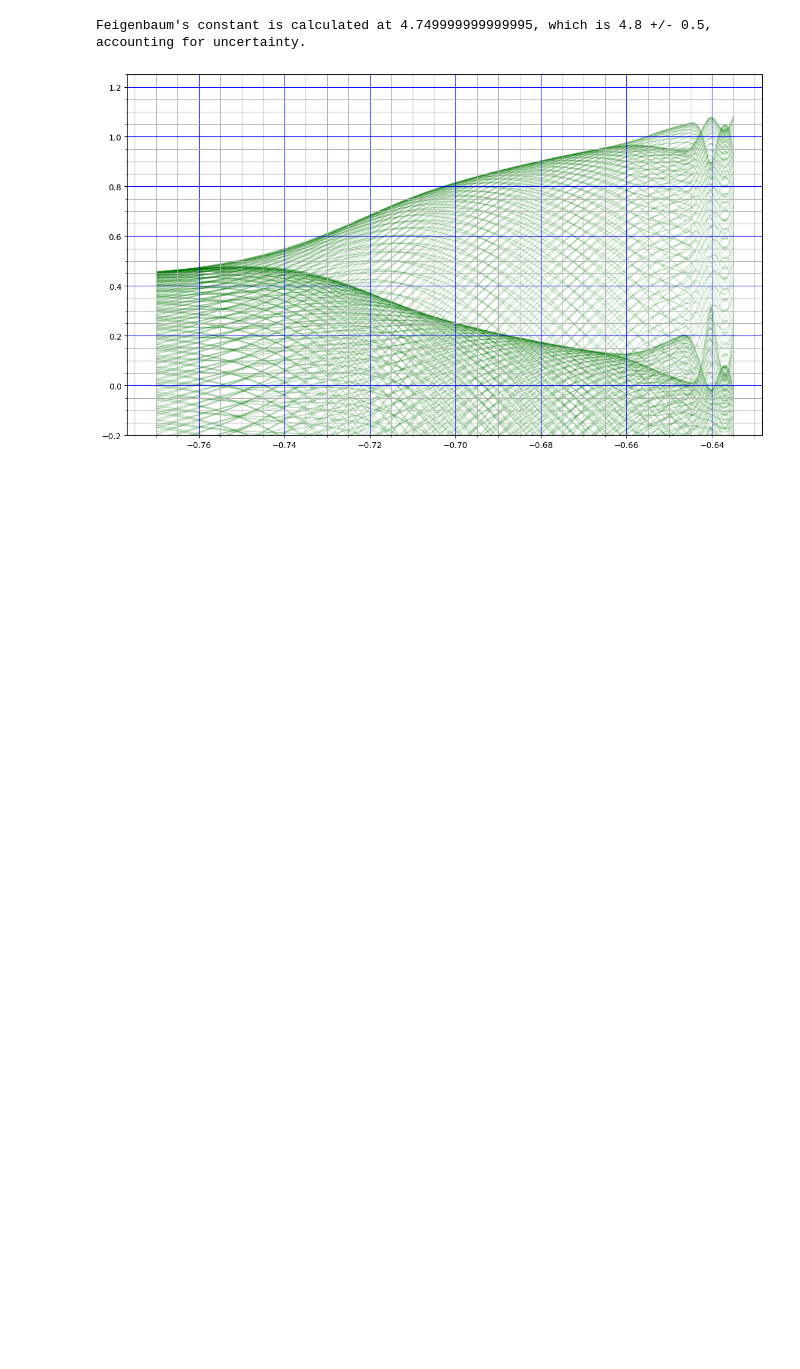
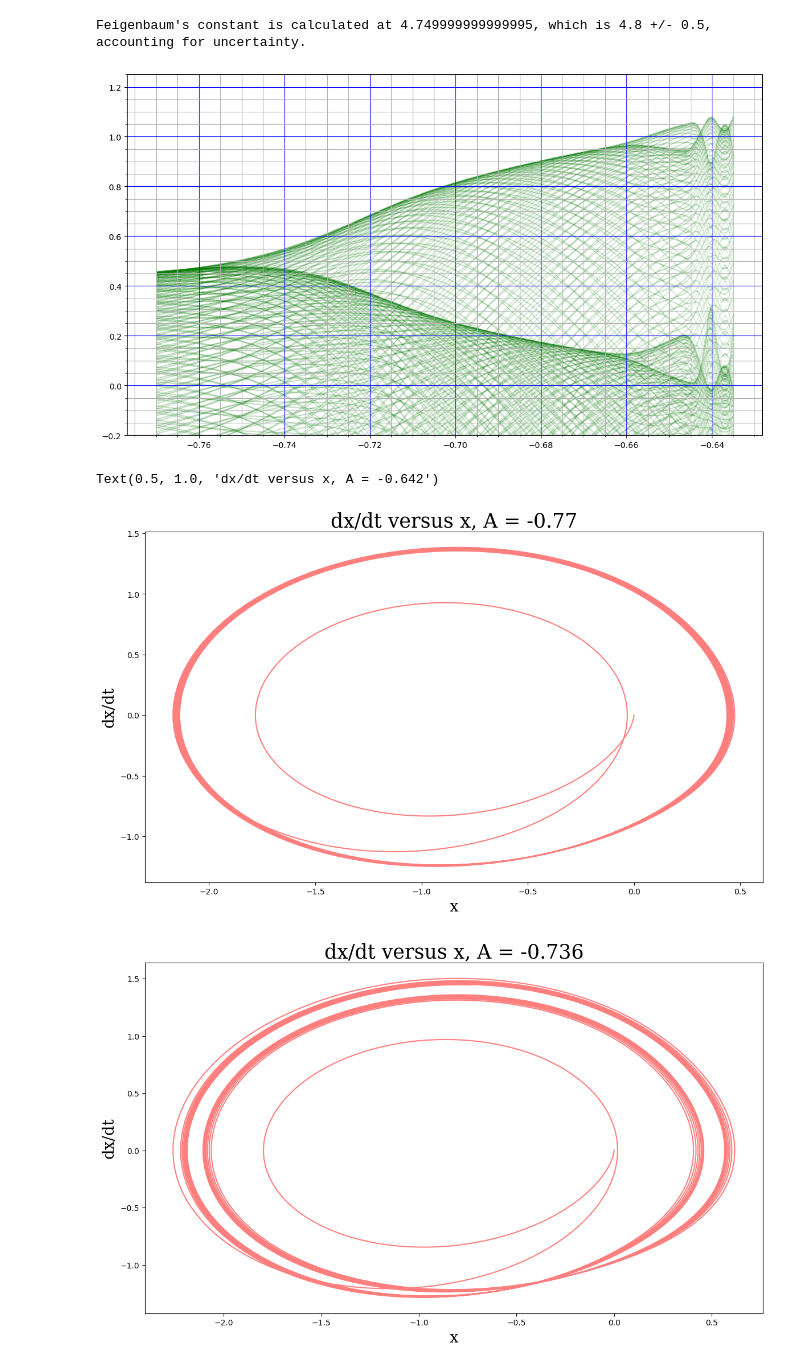
Before and after one commit to royalnorthen/Physics-III-Lab, a Jupyter notebook: Nonlinear CIrcuits.ipynb, the cells around one changed output. Drawn from its saved outputs; the diff is of its cells as text; code cells hidden in the pictures; blank space fills up the shorter version.

Commit message:
added phase diagrams

```diff
--- a/Nonlinear CIrcuits.ipynb
+++ b/Nonlinear CIrcuits.ipynb
@@ -45,3 +51,39 @@ print(f"Feigenbaum's constant is calculated at {Feigenbaum}, which is 4.8 +/- 0.
 # %% [output]
 Feigenbaum's constant is calculated at 4.749999999999995, which is 4.8 +/- 0.5, accounting for uncertainty.
 [figure]
+# %%
+# phase space plots below
+LabelFont = {'family':'serif','color':'black','size':20}
+TitleFont = {'family':'serif','color':'black','size':25}
+
+fig2 = plt.figure(figsize=[14,8])
+ax2 = fig2.add_subplot(111)
+plt.plot(circuit_plot[0,:,0], circuit_plot[0,:,1], c='r', alpha=0.5)
+ax2.set_xlabel("x", fontdict=LabelFont)
+ax2.set_ylabel("dx/dt", fontdict=LabelFont)
+ax2.set_title(f"dx/dt versus x, A = {A_parameters[0]}", fontdict=TitleFont)
+
+fig3 = plt.figure(figsize=[14,8])
+ax3 = fig3.add_subplot(111)
+plt.plot(circuit_plot[500,:,0], circuit_plot[500,:,1], c='r', alpha=0.5)
+ax3.set_xlabel("x", fontdict=LabelFont)
+ax3.set_ylabel("dx/dt", fontdict=LabelFont)
+ax3.set_title(f"dx/dt versus x, A = {np.round(A_parameters[500], decimals=3)}", fontdict=TitleFont)
+
+fig4 = plt.figure(figsize=[14,8])
+ax4 = fig4.add_subplot(111)
+plt.plot(circuit_plot[1700,:,0], circuit_plot[1700,:,1], c='r', alpha=0.5)
+ax4.set_xlabel("x", fontdict=LabelFont)
+ax4.set_ylabel("dx/dt", fontdict=LabelFont)
+ax4.set_title(f"dx/dt versus x, A = {np.round(A_parameters[1700], decimals=3)}", fontdict=TitleFont)
+
+fig5 = plt.figure(figsize=[14,8])
+ax5 = fig5.add_subplot(111)
+plt.plot(circuit_plot[1900,:,0], circuit_plot[1900,:,1], c='r', alpha=0.5)
+ax5.set_xlabel("x", fontdict=LabelFont)
+ax5.set_ylabel("dx/dt", fontdict=LabelFont)
+ax5.set_title(f"dx/dt versus x, A = {np.round(A_parameters[1900], decimals=3)}", fontdict=TitleFont)
+# %% [output]
+Text(0.5, 1.0, 'dx/dt versus x, A = -0.642')
+[figure, added]
+[figure, added]
```
Also changed, not shown: parts of 2 cells of this notebook.
